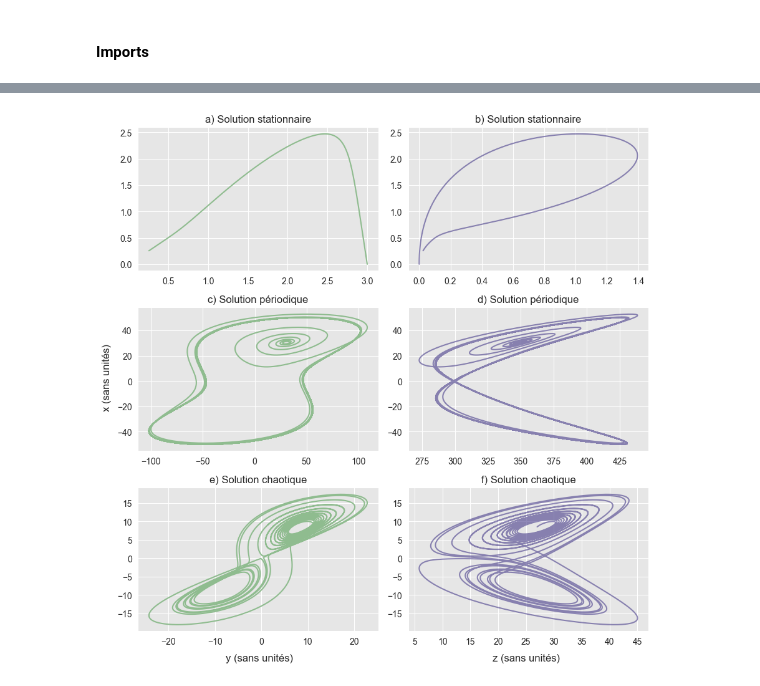
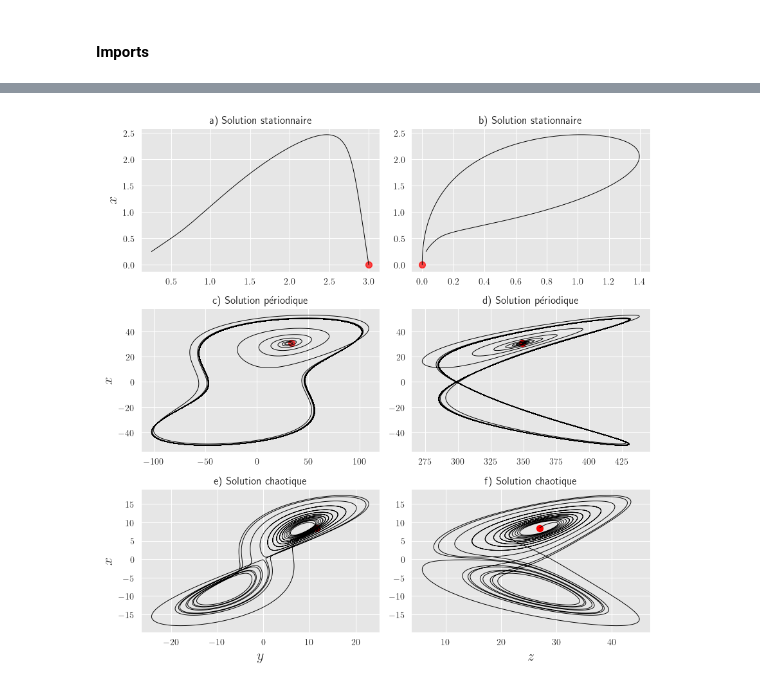
Before and after one commit to evecastonguay/laboratoire3, a Jupyter notebook: E_02/solution_numérique.ipynb, the cells around one changed output, grey strips where cells are left out. Drawn from its saved outputs; the diff is of its cells as text; code cells hidden in the pictures.

```diff
--- a/E_02/solution_numérique.ipynb
+++ b/E_02/solution_numérique.ipynb
@@ -11,3 +11,5 @@ import matplotlib.pyplot as plt
 import pandas as pd
 from matplotlib.pyplot import subplot, ylabel, xlabel
 import seaborn as sns
+
+plt.rcParams["text.usetex"] = True
@@ -326,4 +140,8 @@ plt.show()
 # %%
+## 0) constantes pour le problème
+pas_de_temps = 0.001
+n_pas_de_temps = 2e4
+
 ## 1) préparation de la planche
 sns.set_style("darkgrid", {"axes.facecolor": "0.9"}) # controller le style avec seaborn: plus la valeur est basse, plus c'est foncé.
 fig, ax = plt.subplots(3,2, figsize=(9, 9)) # figsize=(8, 8), sharey=True
@@ -333,12 +151,11 @@ fig, ax = plt.subplots(3,2, figsize=(9, 9)) # figsize=(8, 8), sharey=True
 sigma = 10
 rho = 1
 beta = 2.667
-pas_de_temps = 0.001
-n_pas_de_temps = 2e4
+eta = np.sqrt(beta*(rho-1))
 
 # calculer valeurs initiales des variables dépendantes
-x_0 = np.sqrt(beta*(rho-1))
-y_0 = x_0 + 3
+x_0 = eta
+y_0 = eta + 3
 z_0 = rho - 1
 
 # utilisation des équations discrétisées
@@ -357,24 +174,25 @@ for i in range(len(valeurs_t)-1):
     valeurs_z = np.append(valeurs_z,z_p_1)
 
 # graphique x selon y
-ax[0,0].plot(valeurs_y,valeurs_x, color='darkseagreen')
+ax[0,0].plot(valeurs_y,valeurs_x, color='black', linewidth=0.7)
 ax[0,0].set(title='a) Solution stationnaire')
+ax[0,0].scatter(y_0, x_0, color="red", s=50, alpha=0.7)
 
 # graphique x selon z
-ax[0,1].plot(valeurs_z,valeurs_x, color='darkslateblue',alpha=0.6)
+ax[0,1].plot(valeurs_z,valeurs_x, color='black', linewidth=0.7)
 ax[0,1].set(title='b) Solution stationnaire')
+ax[0,1].scatter(z_0, x_0, color="red", s=50, alpha=0.7)
 
 ## 2.2) calcul des valeurs de x, y, z sur tous les pas de temps (périodique)
 # valeurs des constantes
 sigma = 10
 rho = 350
 beta = 2.667
-pas_de_temps = 0.001
-n_pas_de_temps = 2e4
+eta = np.sqrt(beta*(rho-1))
 
 # calculer valeurs initiales des variables dépendantes
-x_0 = np.sqrt(beta*(rho-1))
-y_0 = x_0 + 3
+x_0 = eta
+y_0 = eta + 3
 z_0 = rho - 1
 
 # utilisation des équations discrétisées
@@ -393,59 +211,61 @@ for i in range(len(valeurs_t)-1):
     valeurs_z = np.append(valeurs_z,z_p_1)
 
 # graphique x selon y
-ax[1,0].plot(valeurs_y,valeurs_x, color='darkseagreen') # , linewidth=0.8
+ax[1,0].plot(valeurs_y,valeurs_x, color='black', linewidth=0.7) # , linewidth=0.8
 ax[1,0].set(title='c) Solution périodique')
+ax[1,0].scatter(y_0, x_0, color="red", s=50, alpha=0.7)
 
 # graphique x selon z
-ax[1,1].plot(valeurs_z,valeurs_x, color='darkslateblue',alpha=0.6)
+ax[1,1].plot(valeurs_z,valeurs_x, color='black', linewidth=0.7)
 ax[1,1].set(title='d) Solution périodique')
+ax[1,1].scatter(z_0, x_0, color="red", s=50)
 
 ## 2.3) calcul des valeurs de x, y, z sur tous les pas de temps (chaotique)
 # valeurs des constantes
 sigma = 10
 rho = 28
 beta = 2.667
-pas_de_temps = 0.001
-n_pas_de_temps = 2e4
+eta = np.sqrt(beta*(rho-1))
 
 # calculer valeurs initiales des variables dépendantes
-x_0 = np.sqrt(beta*(rho-1))
-y_0 = x_0 + 3
+x_0 = eta
+y_0 = eta + 3
 z_0 = rho - 1
 
 # utilisation des équations discrétisées
 valeurs_t = np.arange(0,pas_de_temps*n_pas_de_temps,pas_de_temps) # ndarray
 valeurs_x = np.array([x_0]) # ndarray
 valeurs_y = np.array([y_0])
 valeurs_z = np.array([z_0])
 
 for i in range(len(valeurs_t)-1):
     x_p_1 = (sigma*(valeurs_y[i]-valeurs_x[i]))*pas_de_temps+valeurs_x[i]
     y_p_1 = (valeurs_x[i]*(rho-valeurs_z[i])-valeurs_y[i])*pas_de_temps+valeurs_y[i]
     z_p_1 = (valeurs_y[i]*valeurs_x[i]-beta*valeurs_z[i])*pas_de_temps+valeurs_z[i]
 
     valeurs_x = np.append(valeurs_x,x_p_1)
     valeurs_y = np.append(valeurs_y,y_p_1)
     valeurs_z = np.append(valeurs_z,z_p_1)
 
 # graphique x selon y
-ax[2,0].plot(valeurs_y,valeurs_x, color='darkseagreen')
+ax[2,0].plot(valeurs_y,valeurs_x, color='black', linewidth=0.7)
 ax[2,0].set(title='e) Solution chaotique')
+ax[2,0].scatter(y_0, x_0, color="red", s=50, alpha=1)
 
 # graphique x selon z
-ax[2,1].plot(valeurs_z,valeurs_x, color='darkslateblue',alpha=0.6)
+ax[2,1].plot(valeurs_z,valeurs_x, color='black', linewidth=0.7)
 ax[2,1].set(title='f) Solution chaotique')
+ax[2,1].scatter(z_0, x_0, color="red", s=50, alpha=1)
 
 ## 3) titre des axes du graphique
-'''ax[1,0].set(ylabel='x (sans unités)')
-ax[2,0].set(xlabel='y (sans unités)')
-ax[2,1].set(xlabel='z (sans unités)')'''
-fig.text(0.01, 0.515, 'x (sans unités)', va='center', rotation='vertical', fontsize='large')
-fig.text(0.23, 0.01, 'y (sans unités)', fontsize='large')
-fig.text(0.706, 0.01, 'z (sans unités)', fontsize='large')
+ax[0,0].set_ylabel(r"$x$", fontsize=16)
+ax[1,0].set_ylabel(r"$x$", fontsize=16)
+ax[2,0].set_ylabel(r"$x$", fontsize=16)
+ax[2,0].set_xlabel(r"$y$", fontsize=16)
+ax[2,1].set_xlabel(r"$z$", fontsize=16)
 
 plt.tight_layout(rect=[0.02, 0.02, 1, 1])
 plt.savefig('/Users/evecastonguay/Desktop/Labo/E_02/Figures/planche_xx.png',dpi=500)
 plt.show()
 # %% [output]
-[figure, old version]
+[figure, new version]
```
Also changed, not shown: parts of 9 cells of this notebook.
